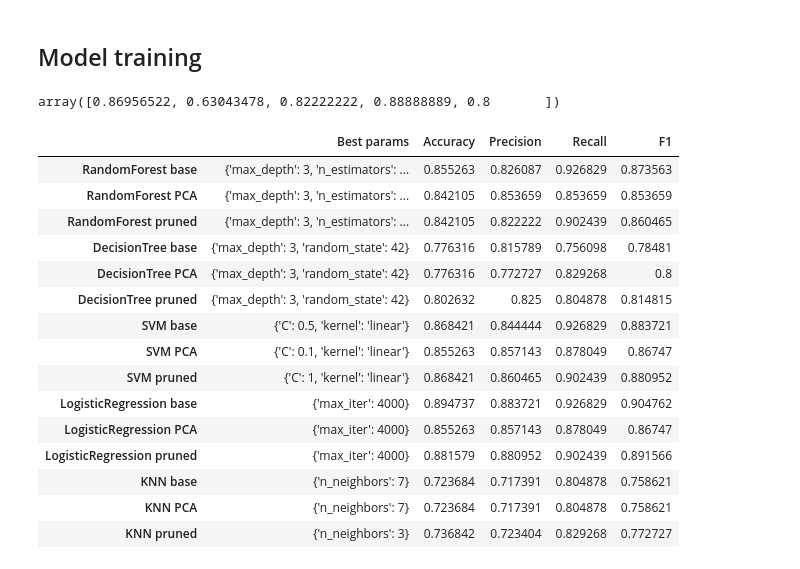
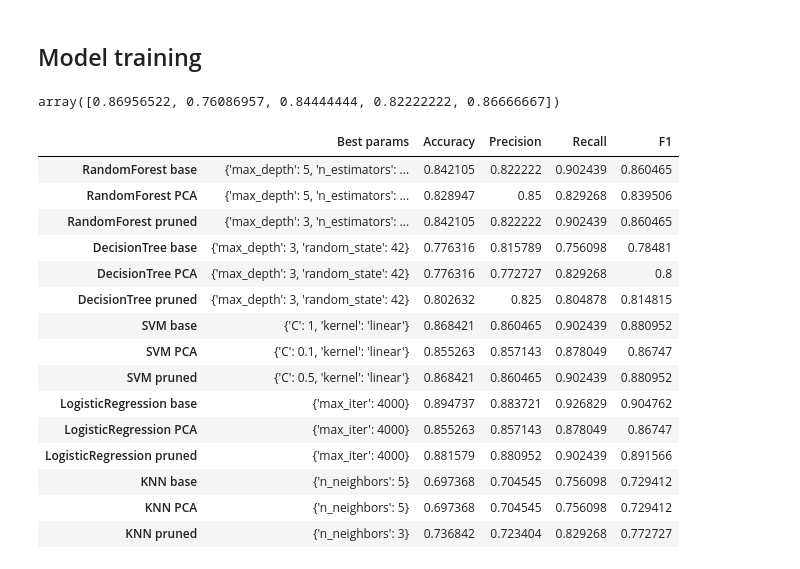
Before and after one commit to Omar-Mhd-Fadi-Zaraa/HeartDisease-Titanic-ML-Project, a Jupyter notebook: heartdisease.ipynb, the cells around one changed output. Drawn from its saved outputs; the diff is of its cells as text; code cells hidden in the pictures.

```diff
--- a/heartdisease.ipynb
+++ b/heartdisease.ipynb
@@ -122,10 +122,10 @@ plt.show()
 # %%
 from sklearn.model_selection import cross_val_score,StratifiedKFold,KFold
 
-kf = KFold(n_splits=5,random_state=42,shuffle=True)
+kf = StratifiedKFold(n_splits=5,random_state=42,shuffle=True)
 cross_val_score(rf,xTrain,yTrain,cv=kf,scoring='accuracy')
 # %% [output]
-array([0.86956522, 0.63043478, 0.82222222, 0.88888889, 0.8       ])
+array([0.86956522, 0.76086957, 0.84444444, 0.82222222, 0.86666667])
 # %%
 xPcaTrain, xPcaTest = train_test_split(X_pca, random_state=42)
 # %%
@@ -162,7 +162,7 @@ for model in graph_params.keys():
     gridBase = GridSearchCV(
         estimator=models[model],
         param_grid=graph_params[model],
-        cv=5,
+        cv=kf,
         n_jobs=-1,
         error_score="raise",
         scoring="accuracy",
@@ -186,7 +186,7 @@ for model in graph_params.keys():
     gridPCA = GridSearchCV(
         estimator=models[model],
         param_grid=graph_params[model],
-        cv=5,
+        cv=kf,
         n_jobs=-1,
         error_score="raise",
         scoring="accuracy",
@@ -205,46 +205,46 @@ for model in graph_params.keys():
         "Recall": rec,
         "F1": f1,
     }
 
     # Training on pruned dataset
     gridPruned = GridSearchCV(
         estimator=models[model],
         param_grid=graph_params[model],
-        cv=5,
+        cv=kf,
         n_jobs=-1,
         error_score="raise",
         scoring="accuracy",
     )
     gridPruned.fit(xPrunedTrain, yTrain)
     bestModel = gridPruned.best_estimator_
     yPred = bestModel.predict(xPrunedTest)
     acc = accuracy_score(yTest, yPred)
     prec = precision_score(yTest, yPred)
     rec = recall_score(yTest, yPred)
     f1 = f1_score(yTest, yPred)
     grid_res[f"{model} pruned"] = {
         "Best params": gridPruned.best_params_,
         "Accuracy": acc,
         "Precision": prec,
         "Recall": rec,
         "F1": f1,
     }
 
 pd.DataFrame(grid_res).T
 # %% [output]
 |  | Best params | Accuracy | Precision | Recall | F1 |
-| RandomForest base | {'max_depth': 3, 'n_estimators': ... | 0.855263 | 0.826087 | 0.926829 | 0.873563 |
-| RandomForest PCA | {'max_depth': 3, 'n_estimators': ... | 0.842105 | 0.853659 | 0.853659 | 0.853659 |
+| RandomForest base | {'max_depth': 5, 'n_estimators': ... | 0.842105 | 0.822222 | 0.902439 | 0.860465 |
+| RandomForest PCA | {'max_depth': 5, 'n_estimators': ... | 0.828947 | 0.85 | 0.829268 | 0.839506 |
 | RandomForest pruned | {'max_depth': 3, 'n_estimators': ... | 0.842105 | 0.822222 | 0.902439 | 0.860465 |
 | DecisionTree base | {'max_depth': 3, 'random_state': 42} | 0.776316 | 0.815789 | 0.756098 | 0.78481 |
 | DecisionTree PCA | {'max_depth': 3, 'random_state': 42} | 0.776316 | 0.772727 | 0.829268 | 0.8 |
 | DecisionTree pruned | {'max_depth': 3, 'random_state': 42} | 0.802632 | 0.825 | 0.804878 | 0.814815 |
-| SVM base | {'C': 0.5, 'kernel': 'linear'} | 0.868421 | 0.844444 | 0.926829 | 0.883721 |
+| SVM base | {'C': 1, 'kernel': 'linear'} | 0.868421 | 0.860465 | 0.902439 | 0.880952 |
 | SVM PCA | {'C': 0.1, 'kernel': 'linear'} | 0.855263 | 0.857143 | 0.878049 | 0.86747 |
-| SVM pruned | {'C': 1, 'kernel': 'linear'} | 0.868421 | 0.860465 | 0.902439 | 0.880952 |
+| SVM pruned | {'C': 0.5, 'kernel': 'linear'} | 0.868421 | 0.860465 | 0.902439 | 0.880952 |
 | LogisticRegression base | {'max_iter': 4000} | 0.894737 | 0.883721 | 0.926829 | 0.904762 |
 | LogisticRegression PCA | {'max_iter': 4000} | 0.855263 | 0.857143 | 0.878049 | 0.86747 |
 | LogisticRegression pruned | {'max_iter': 4000} | 0.881579 | 0.880952 | 0.902439 | 0.891566 |
-| KNN base | {'n_neighbors': 7} | 0.723684 | 0.717391 | 0.804878 | 0.758621 |
-| KNN PCA | {'n_neighbors': 7} | 0.723684 | 0.717391 | 0.804878 | 0.758621 |
+| KNN base | {'n_neighbors': 5} | 0.697368 | 0.704545 | 0.756098 | 0.729412 |
+| KNN PCA | {'n_neighbors': 5} | 0.697368 | 0.704545 | 0.756098 | 0.729412 |
 | KNN pruned | {'n_neighbors': 3} | 0.736842 | 0.723404 | 0.829268 | 0.772727 |
```
